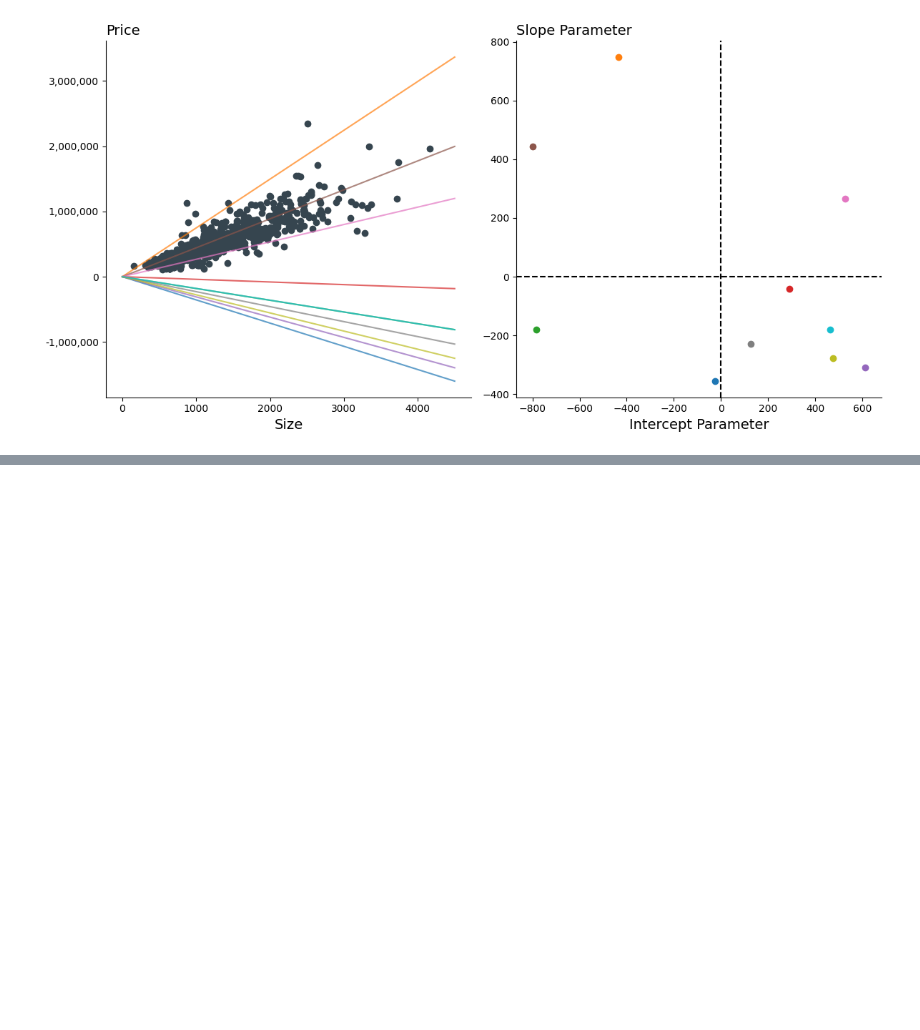
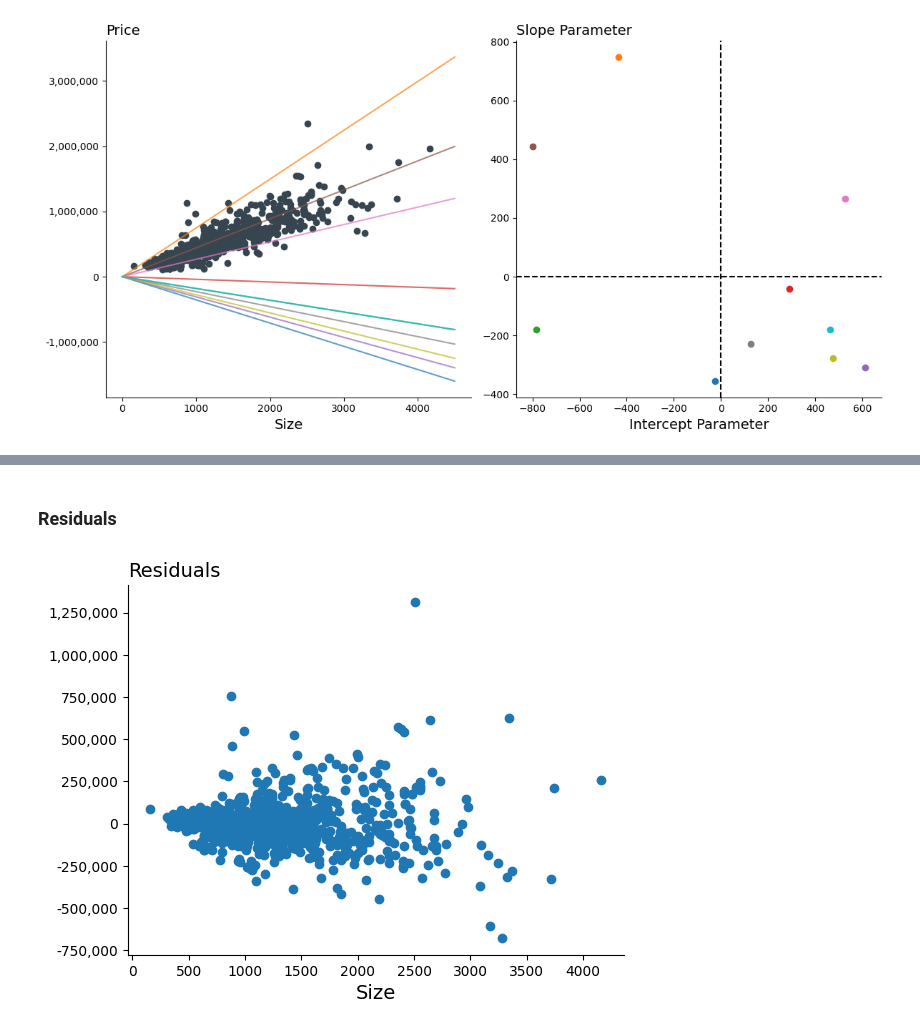
Before and after one commit to pharringtonp19/business-analytics, a Jupyter notebook: notebooks/regression1.ipynb, the cells around one changed output, grey strips where cells are left out. Drawn from its saved outputs; the diff is of its cells as text; code cells hidden in the pictures; blank space fills up the shorter version.

```diff
--- a/notebooks/regression1.ipynb
+++ b/notebooks/regression1.ipynb
@@ -150,0 +175,13 @@ plt.show()
+# %% [markdown]
+### **Residuals**
+# %%
+plt.scatter(df['size'], results.resid)
+ax = plt.gca()
+ax.spines['right'].set_visible(False)
+ax.spines['top'].set_visible(False)
+ax.yaxis.set_major_formatter(mticker.FuncFormatter(lambda x, _: f'{int(x):,}'))
+ax.set_xlabel('Size', size=14)
+ax.set_title('Residuals', size=14, loc='left')
+plt.show()
+# %% [output]
+[figure, added]
```
Also changed, not shown: parts of 6 cells of this notebook.
